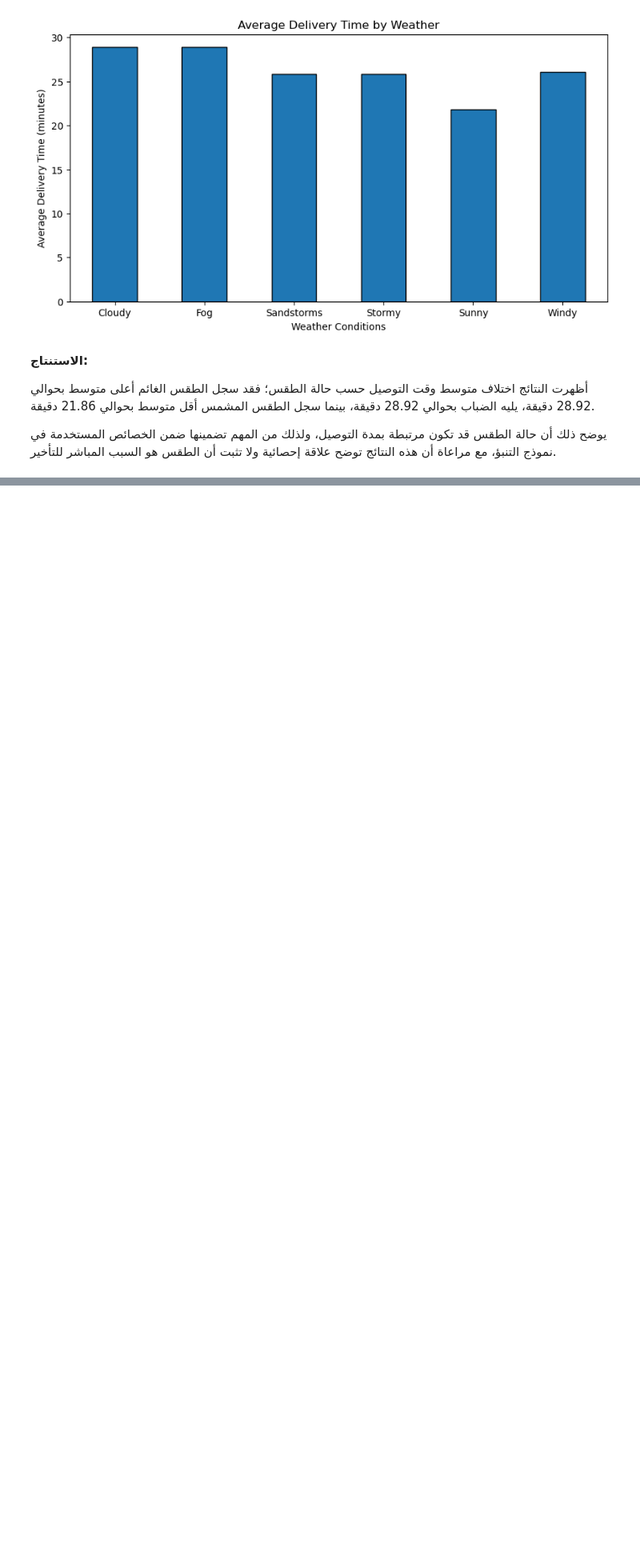
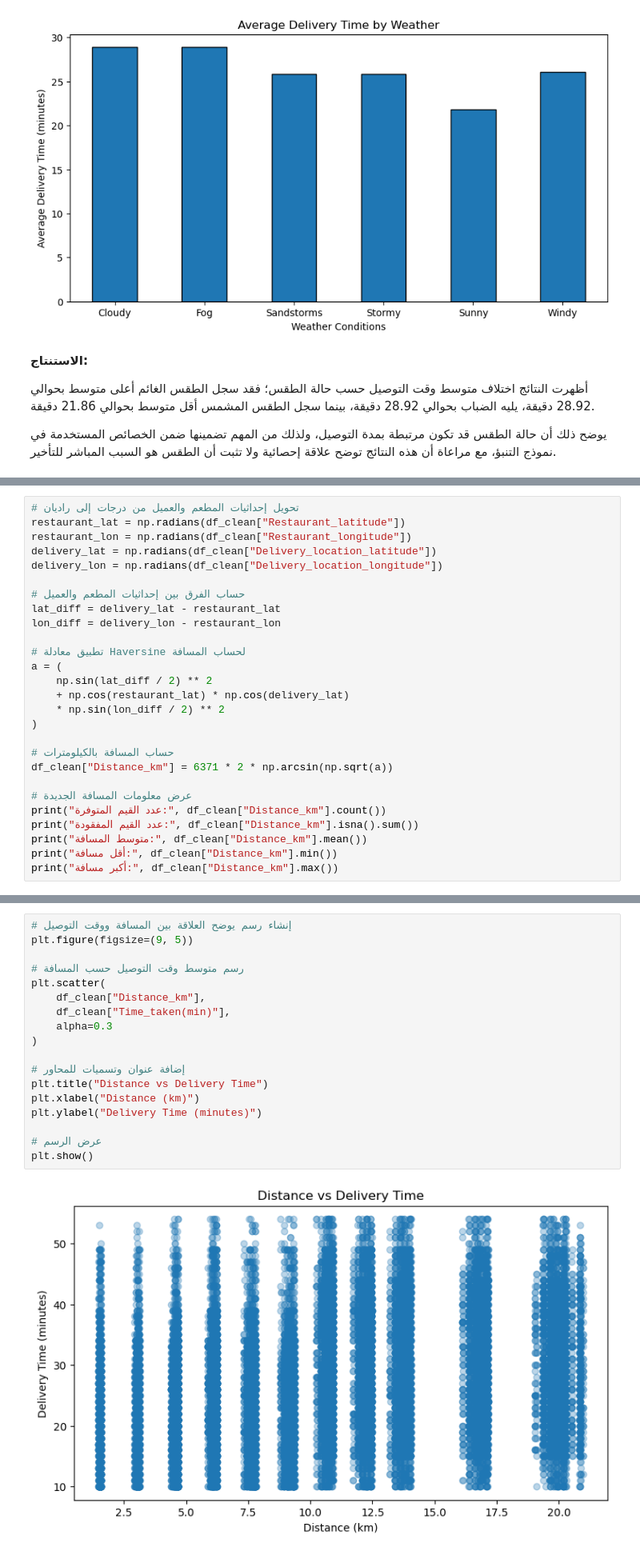
Before and after one commit to rhf433567-commits/Smart-Food-Delivery, a Jupyter notebook: notebook.ipynb, the cells around one changed output, grey strips where cells are left out. Shown at 80% size. Drawn from its saved outputs; the diff is of its cells as text; blank space fills up the shorter version.

```diff
--- a/notebook.ipynb
+++ b/notebook.ipynb
@@ -781,0 +1760,27 @@ plt.show()
+# %%
+# تحويل إحداثيات المطعم والعميل من درجات إلى راديان
+restaurant_lat = np.radians(df_clean["Restaurant_latitude"])
+restaurant_lon = np.radians(df_clean["Restaurant_longitude"])
+delivery_lat = np.radians(df_clean["Delivery_location_latitude"])
+delivery_lon = np.radians(df_clean["Delivery_location_longitude"])
+
+# حساب الفرق بين إحداثيات المطعم والعميل
+lat_diff = delivery_lat - restaurant_lat
+lon_diff = delivery_lon - restaurant_lon
+
+# تطبيق معادلة Haversine لحساب المسافة
+a = (
+    np.sin(lat_diff / 2) ** 2
+    + np.cos(restaurant_lat) * np.cos(delivery_lat)
+    * np.sin(lon_diff / 2) ** 2
+)
+
+# حساب المسافة بالكيلومترات
+df_clean["Distance_km"] = 6371 * 2 * np.arcsin(np.sqrt(a))
+
+# عرض معلومات المسافة الجديدة
+print("عدد القيم المتوفرة:", df_clean["Distance_km"].count())
+print("عدد القيم المفقودة:", df_clean["Distance_km"].isna().sum())
+print("متوسط المسافة:", df_clean["Distance_km"].mean())
+print("أقل مسافة:", df_clean["Distance_km"].min())
+print("أكبر مسافة:", df_clean["Distance_km"].max())
@@ -781,0 +1875,20 @@ plt.show()
+# %%
+# إنشاء رسم يوضح العلاقة بين المسافة ووقت التوصيل
+plt.figure(figsize=(9, 5))
+
+# رسم متوسط وقت التوصيل حسب المسافة
+plt.scatter(
+    df_clean["Distance_km"],
+    df_clean["Time_taken(min)"],
+    alpha=0.3
+)
+
+# إضافة عنوان وتسميات للمحاور
+plt.title("Distance vs Delivery Time")
+plt.xlabel("Distance (km)")
+plt.ylabel("Delivery Time (minutes)")
+
+# عرض الرسم
+plt.show()
+# %% [output]
+[figure, added]
```
Also changed, not shown: parts of 61 cells of this notebook.
